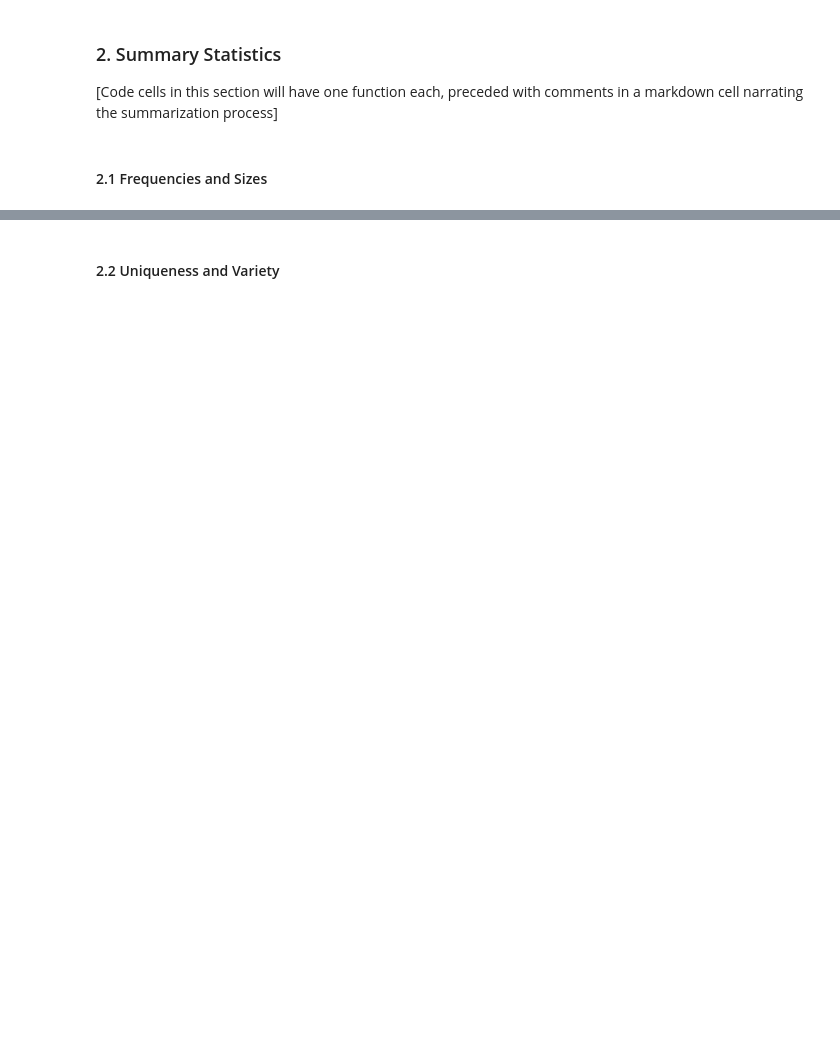
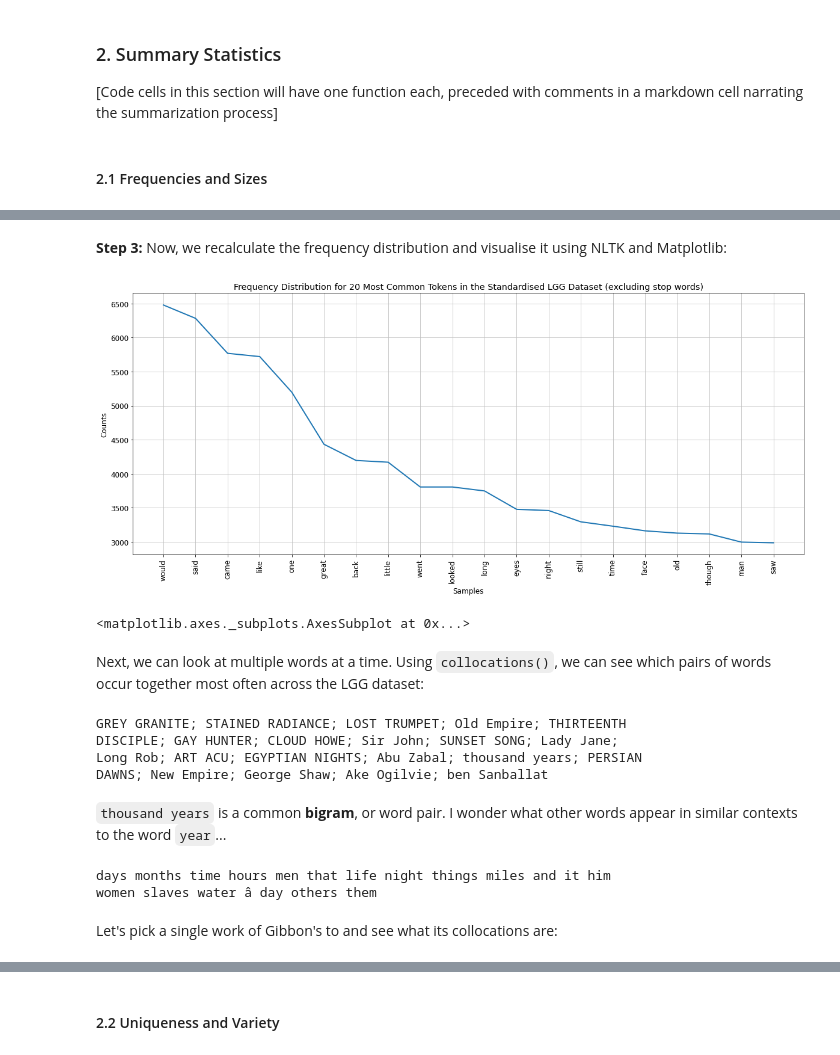
Before and after one commit to NLS-Digital-Scholarship/collections-as-data, a Jupyter notebook: Lewis_Grassic_Gibbon_as_Data.ipynb, the cells around one changed output, grey strips where cells are left out. Cells and saved outputs as stored; diff of their text form; code cells hidden in the pictures; blank space fills up the shorter version.

```diff
--- a/Lewis_Grassic_Gibbon_as_Data.ipynb
+++ b/Lewis_Grassic_Gibbon_as_Data.ipynb
@@ -274,0 +272,8 @@ More abbreviations are explained [here](https://www.learntek.org/blog/categorizi
+# %%
+to_exclude = set(stopwords.words('english'))
+filtered_lower = [w for w in lgg_words_lower if (len(w) > 2 and not w in to_exclude)]
+# filtered_lower = [w1 for w1 in lgg_words_lower if not w1 in to_exclude]
+
+fdist_filtered_lower = FreqDist(filtered_lower)
+print("Total words after filtering:", fdist_filtered_lower.N())
+print("50 most common words after filtering:", fdist_filtered_lower.most_common(50))
@@ -274,0 +310,36 @@ More abbreviations are explained [here](https://www.learntek.org/blog/categorizi
+# %%
+to_exclude = set(stopwords.words('english'))
+for w in lgg_words_lower:
+    if re.match('â', w):
+        w = w.replace('â','')
+    if (len(w) > 2 and not w in to_exclude):
+        filtered_lower += [w]
+# %% [markdown]
+**Step 3:** Now, we recalculate the frequency distribution and visualise it using NLTK and Matplotlib:
+# %%
+fdist_filtered_lower = FreqDist(filtered_lower)
+plt.figure(figsize = (20, 8))
+plt.rc('font', size=12)
+number_of_tokens = 20 # Try increasing or decreasing this number to view more or fewer tokens in the visualization
+fdist_filtered_lower.plot(number_of_tokens, title='Frequency Distribution for ' + str(number_of_tokens) + ' Most Common Tokens in the Standardised LGG Dataset (excluding stop words)')
+# %% [output]
+[figure, added]
+<matplotlib.axes._subplots.AxesSubplot at 0x...>
+# %% [markdown]
+Next, we can look at multiple words at a time.  Using `collocations()`, we can see which pairs of words occur together most often across the LGG dataset:
+# %%
+t.collocations()
+# %% [output]
+GREY GRANITE; STAINED RADIANCE; LOST TRUMPET; Old Empire; THIRTEENTH
+DISCIPLE; GAY HUNTER; CLOUD HOWE; Sir John; SUNSET SONG; Lady Jane;
+Long Rob; ART ACU; EGYPTIAN NIGHTS; Abu Zabal; thousand years; PERSIAN
+DAWNS; New Empire; George Shaw; Ake Ogilvie; ben Sanballat
+# %% [markdown]
+``thousand years`` is a common **bigram**, or word pair.  I wonder what other words appear in similar contexts to the word `year`...
+# %%
+t.similar('years')
+# %% [output]
+days months time hours men that life night things miles and it him
+women slaves water â day others them
+# %% [markdown]
+Let's pick a single work of Gibbon's to and see what its collocations are:
```
Also changed, not shown: parts of 44 cells of this notebook, 1 other file.
